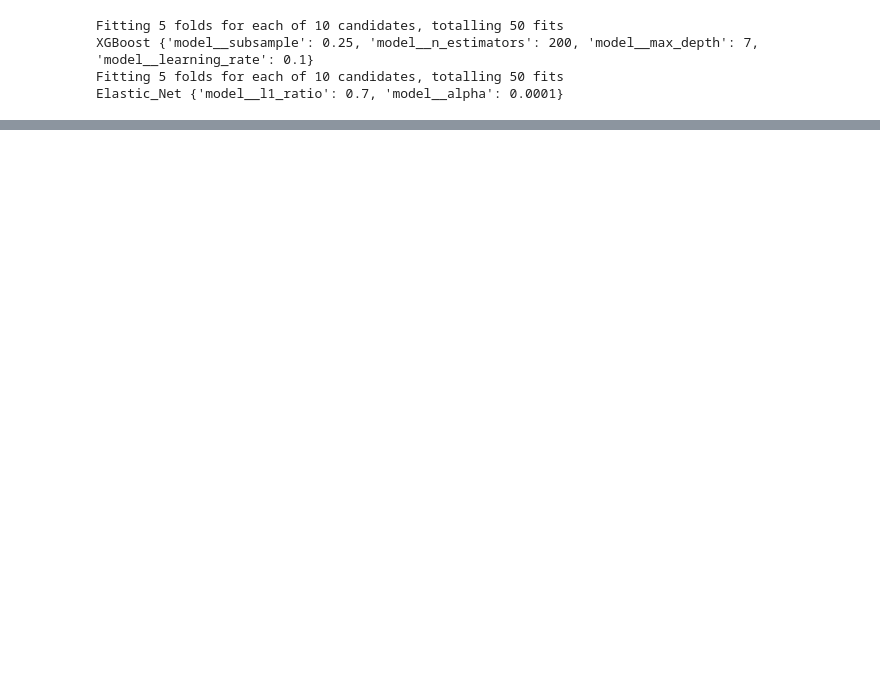
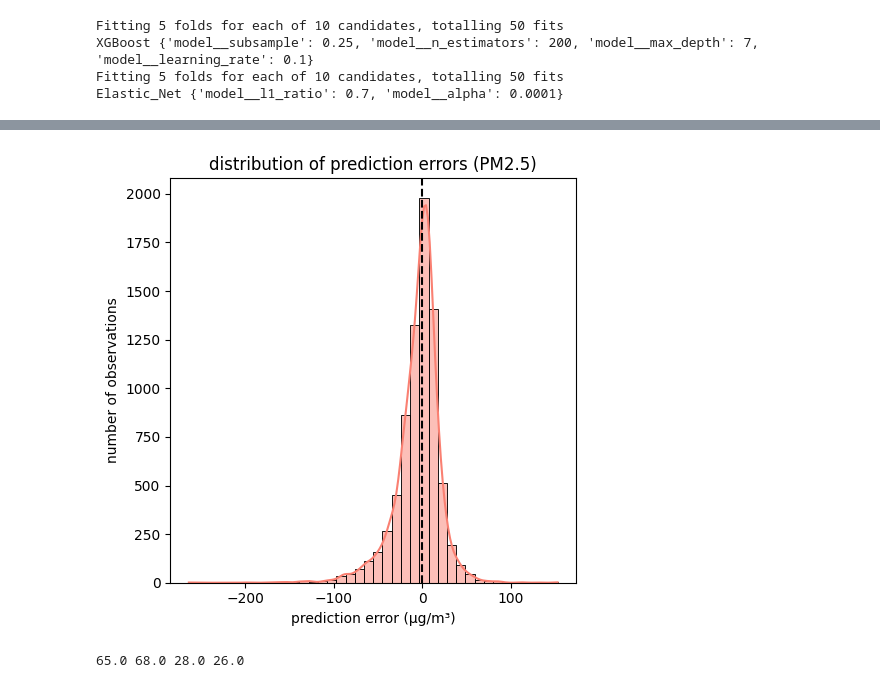
Before and after one commit to neuefische/ds-ml-project-pollution1, a Jupyter notebook: Prediction_Model.ipynb, the cells around one changed output, grey strips where cells are left out. Saved outputs shown, nothing was run; the diff lists cells and outputs as text; code cells hidden in the pictures; blank space fills up the shorter version.

```diff
--- a/Prediction_Model.ipynb
+++ b/Prediction_Model.ipynb
@@ -222,3 +222,28 @@ results.sort_values(by=["R2 Test","RMSE Test"], ascending=False)
 |  | model | scaler | R2 Train | R2 Test | RMSE Train | RMSE Test | duration | not null gt | exclude | columns |
 | 1 | Elastic_Net | power | 70.927416 | 70.058890 | 0.178522 | 0.184100 | 659.0 | 20 | sat geometry | 37 |
 | 0 | XGBoost | power | 75.890088 | 67.401904 | 0.162573 | 0.192095 | 696.0 | 20 | sat geometry | 37 |
+# %%
+model_name="Elastic_Net"
+# load the model from disk
+import pickle
+
+
+loaded_model = pickle.load(open(f"models/{model_name}.sav", 'rb'))
+
+file = "data/Train.csv"
+fraction=1
+seed=2
+target = "target"
+features_categorical = ["Place_ID"]
+drop=["Place_ID X Date","target_min","target_max","target_variance","target_count"]
+
+
+df = get_data(file=file,fraction=fraction, drop=drop, seed=seed)
+df[target]=np.log10(df[target])
+
+X_train, X_test, y_train, y_test = split(dataframe=df, target=target,stratify=df[features_categorical], seed=seed)
+
+#result = loaded_model.score(X_test, y_test)
+y_train_predict = loaded_model.predict(X_train)
+y_test_predict = loaded_model.predict(X_test)
+#print(result)
@@ -224,0 +274,27 @@ results.sort_values(by=["R2 Test","RMSE Test"], ascending=False)
+# %%
+errors = y_test_predict - y_test
+plt.figure(figsize=(5,5))
+sns.histplot(errors, bins=40, kde=True, color='salmon')
+plt.axvline(0, color='black', linestyle='--')
+plt.title('distribution of prediction errors (PM2.5)')
+plt.xlabel('prediction error (µg/m³)')
+plt.ylabel('number of observations')
+plt.tight_layout()
+plt.savefig("charts/error_distribution.png", transparent=True)
+plt.show()
+# %% [output]
+[figure, added]
+# %%
+from sklearn.metrics import r2_score, root_mean_squared_error
+y_train_scale = 10 ** y_train
+y_train_predict_scale = 10 ** y_train_predict
+r2_train = r2_score(y_train_scale, y_train_predict_scale)*100
+r2 = r2_score(y_test_scale, y_test_predict_scale)*100
+
+
+RMSE_train = root_mean_squared_error(y_train_scale, y_train_predict_scale)
+RMSE = root_mean_squared_error(y_test_scale, y_test_predict_scale)
+
+print(round(r2_train,0), round(r2,0), round(RMSE_train,0), round(RMSE,0))
+# %% [output]
+65.0 68.0 28.0 26.0
```
Also changed, not shown: parts of 2 cells of this notebook, 8 other files.
